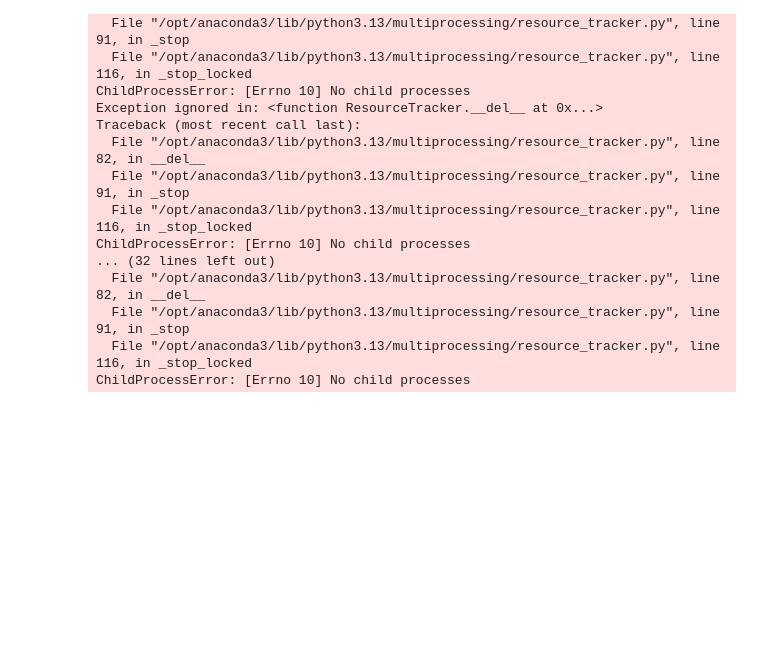
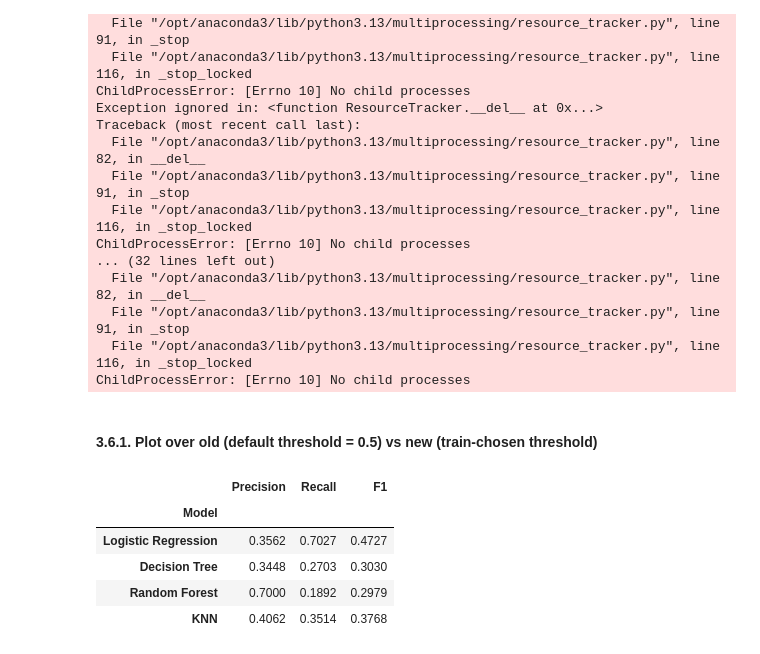
Before and after one commit to Avisonix/AML-Gruppe30, a Jupyter notebook: src/newCodeThreshold.ipynb, the cells around one changed output. Drawn from its saved outputs; the diff is of its cells as text; code cells hidden in the pictures; blank space fills up the shorter version.

```diff
--- a/src/newCodeThreshold.ipynb
+++ b/src/newCodeThreshold.ipynb
@@ -450,3 +450,35 @@ ChildProcessError: [Errno 10] No child processes
   File "/opt/anaconda3/lib/python3.13/multiprocessing/resource_tracker.py", line 91, in _stop
   File "/opt/anaconda3/lib/python3.13/multiprocessing/resource_tracker.py", line 116, in _stop_locked
 ChildProcessError: [Errno 10] No child processes
+# %% [markdown]
+#### 3.6.1. Plot over old (default threshold = 0.5) vs new (train-chosen threshold)
+# %%
+# Old results with default threshold of 0.5 for comparison
+import pandas as pd
+from sklearn.metrics import precision_score, recall_score, f1_score
+
+def default_threshold_results(model, X_test, y_test, name):
+    y_pred = model.predict(X_test)  # uses default threshold behavior
+    return {
+        "Model": name,
+        "Precision": precision_score(y_test, y_pred, zero_division=0),
+        "Recall": recall_score(y_test, y_pred, zero_division=0),
+        "F1": f1_score(y_test, y_pred, zero_division=0),
+    }
+
+old_rows = [
+    default_threshold_results(lr_best, X_test, y_test, "Logistic Regression"),
+    default_threshold_results(dt_best, X_test, y_test, "Decision Tree"),
+    default_threshold_results(rf_best, X_test, y_test, "Random Forest"),
+    default_threshold_results(knn_best, X_test, y_test, "KNN"),
+]
+
+old_results = pd.DataFrame(old_rows).set_index("Model")
+display(old_results.round(4))
+# %% [output]
+|  | Precision | Recall | F1 |
+| Model |  |  |  |
+| Logistic Regression | 0.3562 | 0.7027 | 0.4727 |
+| Decision Tree | 0.3448 | 0.2703 | 0.3030 |
+| Random Forest | 0.7000 | 0.1892 | 0.2979 |
+| KNN | 0.4062 | 0.3514 | 0.3768 |
```
Also changed, not shown: parts of 1 cell of this notebook.
